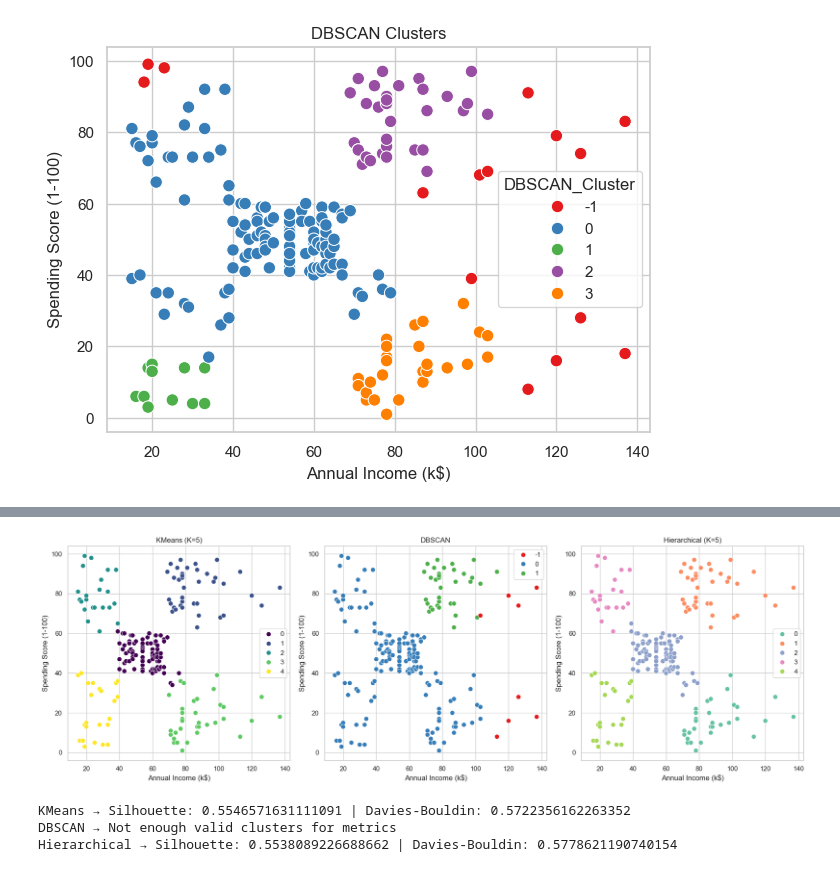
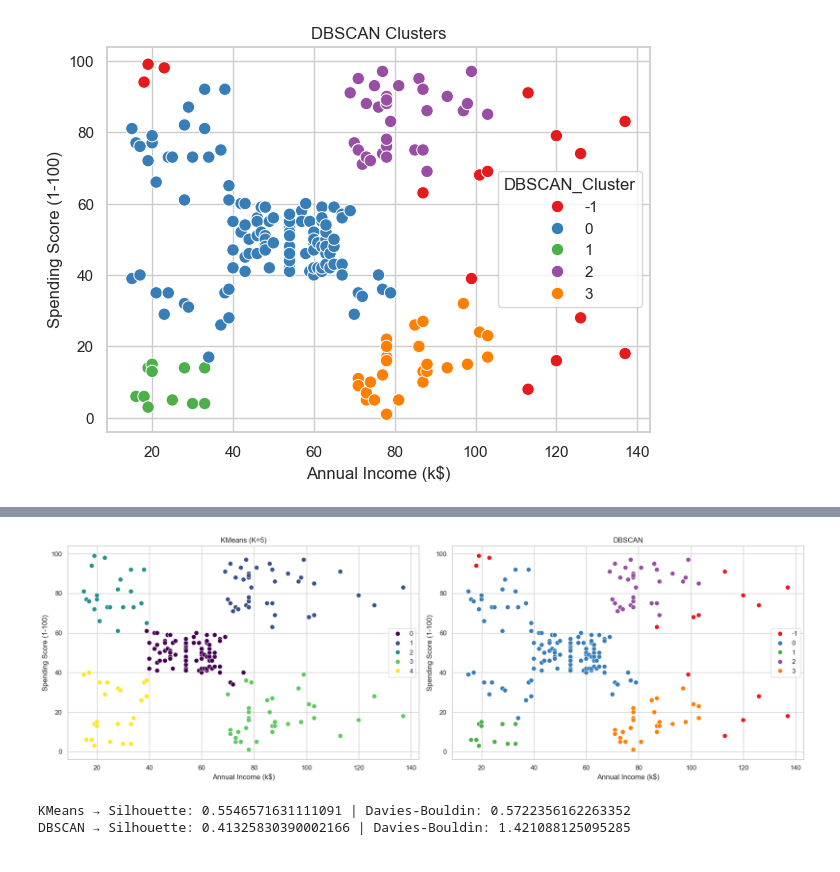
Before and after one commit to 02081999/CUSTOMER-SEGMENTATION-USING-UNSUPERVISED-MACHINE-LEARNING, a Jupyter notebook: CUSTOMER_SEGMENTATION.ipynb, the cells around one changed output, grey strips where cells are left out. Saved outputs shown, nothing was run; the diff lists cells and outputs as text; code cells hidden in the pictures.

```diff
--- a/CUSTOMER_SEGMENTATION.ipynb
+++ b/CUSTOMER_SEGMENTATION.ipynb
@@ -252,18 +222,24 @@ KMeans_Cluster
 # %%
+from sklearn.preprocessing import StandardScaler
+
+X = df[['Annual Income (k$)', 'Spending Score (1-100)']]
+scaler = StandardScaler()
+X_scaled = scaler.fit_transform(X)
+
+
+
 # -------------------------------
 # Elbow Method & Silhouette Score (Subplots)
 # -------------------------------
 
-
-# 3. Compute inertia (Elbow) and silhouette scores
 inertias = []
 sil_scores = []
 K_range = range(2, 11)
 
 for k in K_range:
-    km = KMeans(n_clusters=k, random_state=42, n_init=10)
-    labels = km.fit_predict(X_scaled)
-    inertias.append(km.inertia_)
+    kmeans = KMeans(n_clusters=k, random_state=42, n_init=10)
+    labels = kmeans.fit_predict(X_scaled)
+    inertias.append(kmeans.inertia_)
     sil_scores.append(silhouette_score(X_scaled, labels))
 
 # 4. Plot subplots
@@ -282,6 +258,7 @@ axes[1].set_xlabel("Number of Clusters (K)")
 axes[1].set_ylabel("Silhouette Score")
 
 plt.tight_layout()
+plt.savefig("both")
 plt.show()
 
 # 5. Best K
@@ -350,14 +437,14 @@ Agglomerative Davies-Bouldin Index: 0.5778621190740154
 # %%
 # --------------------------------------
-# Subplot Comparison: KMeans, DBSCAN, Hierarchical
+# Subplot Comparison: KMeans, DBSCAN
 # --------------------------------------
 
 import matplotlib.pyplot as plt
 import seaborn as sns
-from sklearn.cluster import KMeans, DBSCAN, AgglomerativeClustering
+from sklearn.cluster import KMeans, DBSCAN
 from sklearn.preprocessing import StandardScaler
 from sklearn.metrics import silhouette_score, davies_bouldin_score
-from scipy.cluster.hierarchy import dendrogram, linkage
+
 
 # 1. Prepare scaled features
 X = df[['Annual Income (k$)', 'Spending Score (1-100)']]
@@ -370,51 +457,40 @@ kmeans = KMeans(n_clusters=best_k, random_state=42, n_init=25)
 kmeans_labels = kmeans.fit_predict(X_scaled)
 
 # 3. DBSCAN
-dbscan = DBSCAN(eps=0.5, min_samples=5)
+dbscan = DBSCAN(eps=0.4, min_samples=5)
 dbscan_labels = dbscan.fit_predict(X_scaled)
 
-# 4. Hierarchical (Agglomerative)
-agg = AgglomerativeClustering(n_clusters=best_k, linkage="ward")
-agg_labels = agg.fit_predict(X_scaled)
 
 # 5. Create Subplots
-fig, axes = plt.subplots(1, 3, figsize=(18, 6))
+fig, axes = plt.subplots(1, 2, figsize=(18, 6))
 
 # KMeans Plot
 sns.scatterplot(ax=axes[0],
                 x=df['Annual Income (k$)'], y=df['Spending Score (1-100)'],
                 hue=kmeans_labels, palette="viridis", s=60)
 axes[0].set_title(f"KMeans (K={best_k})")
 
 # DBSCAN Plot
 sns.scatterplot(ax=axes[1],
                 x=df['Annual Income (k$)'], y=df['Spending Score (1-100)'],
                 hue=dbscan_labels, palette="Set1", s=60)
 axes[1].set_title("DBSCAN")
 
-# Agglomerative Plot
-sns.scatterplot(ax=axes[2],
-                x=df['Annual Income (k$)'], y=df['Spending Score (1-100)'],
-                hue=agg_labels, palette="Set2", s=60)
-axes[2].set_title(f"Hierarchical (K={best_k})")
 
 plt.tight_layout()
+plt.savefig("plot")
 plt.show()
 
 # 6. Evaluation Metrics
 print("KMeans → Silhouette:", silhouette_score(X_scaled, kmeans_labels),
       "| Davies-Bouldin:", davies_bouldin_score(X_scaled, kmeans_labels))
 
-if len(set(dbscan_labels)) > 1 and -1 not in set(dbscan_labels):
+if len(set(dbscan_labels)) > 1:
     print("DBSCAN → Silhouette:", silhouette_score(X_scaled, dbscan_labels),
           "| Davies-Bouldin:", davies_bouldin_score(X_scaled, dbscan_labels))
 else:
     print("DBSCAN → Not enough valid clusters for metrics")
-
-print("Hierarchical → Silhouette:", silhouette_score(X_scaled, agg_labels),
-      "| Davies-Bouldin:", davies_bouldin_score(X_scaled, agg_labels))
 # %% [output]
-[figure, old version]
+[figure, new version]
 KMeans → Silhouette: 0.5546571631111091 | Davies-Bouldin: 0.5722356162263352
-DBSCAN → Not enough valid clusters for metrics
-Hierarchical → Silhouette: 0.5538089226688662 | Davies-Bouldin: 0.5778621190740154
+DBSCAN → Silhouette: 0.41325830390002166 | Davies-Bouldin: 1.421088125095285
```
Also changed, not shown: parts of 49 cells of this notebook.
